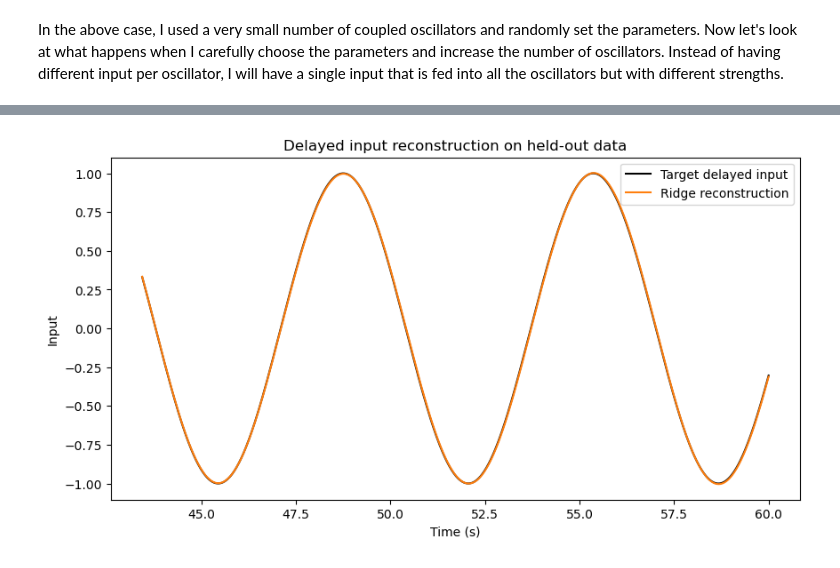
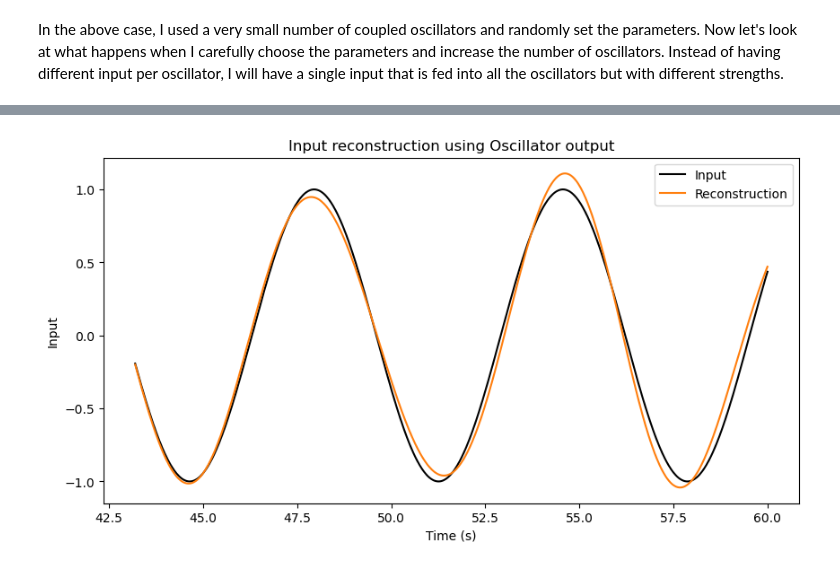
Before and after one commit to apoorvakhairnar/the_curious_notebook, a Jupyter notebook: modules/dynamics_that_compute/01_coupled_oscillator_reservoir/notebook.ipynb, the cells around one changed output, grey strips where cells are left out. Cells and saved outputs as stored; diff of their text form; code cells hidden in the pictures.

```diff
--- a/modules/dynamics_that_compute/01_coupled_oscillator_reservoir/notebook.ipynb
+++ b/modules/dynamics_that_compute/01_coupled_oscillator_reservoir/notebook.ipynb
@@ -217,7 +217,7 @@ plt.show()
 In the above case, I used a very small number of coupled oscillators and randomly set the parameters. Now let's look at what happens when I carefully choose the parameters and increase the number of oscillators. Instead of having different input per oscillator, I will have a single input that is fed into all the oscillators but with different strengths.
 # %%
 def drive_signal(t, omega_d):
-    return np.sin(omega_d * t) #+ 0.25 * np.sin(2.1 * omega_d * t + 0.4)
+    return np.sin(omega_d * t)
 
 def coupled_oscillators(t, y, k_matrix, m, beta_matrix, F0, omega_d, F_matrix, c_matrix):
     N = len(y) // 2
@@ -245,20 +245,17 @@ omega_n = rng.uniform(1.0, 1.3, N)
 k_matrix = np.diag(m * omega_n**2)
 
 omega_d = 0.95
-F0 = 0.35
+F0 = 1.0
 F_matrix = rng.uniform(-1.0, 1.0, N)
 
 seed = 268
 rng = np.random.default_rng(seed)
-c_matrix = rng.uniform(0.0, 0.03, (N, N))
-mask = rng.random((N, N)) < 0.06
-np.fill_diagonal(mask, False)
+c_matrix = rng.uniform(0.0, 2, (N, N))
+mask = rng.random((N, N)) < 0.1
 c_matrix = c_matrix * mask
-c_matrix = 0.5 * (c_matrix + c_matrix.T)
-np.fill_diagonal(c_matrix, 0.0) # Remove self-coupling
 
 raw_radius = max(abs(np.linalg.eigvals(c_matrix)))
-target_spectral_radius = 0.18
+target_spectral_radius = 0.999999
 if raw_radius > 0:
     c_matrix *= target_spectral_radius / raw_radius
 spectral_radius = max(abs(np.linalg.eigvals(c_matrix)))
@@ -305,66 +302,66 @@ This output looks quite different from the previous one
 # %%
+from sklearn.metrics import r2_score, mean_squared_error
+
+def __fit__(X_eval, u_eval, train_size, ridge_alpha):
+    X_train = X_eval[:train_size]
+    X_test = X_eval[train_size:]
+    y_train = u_eval[:train_size]
+    y_train = y_train.T
+    y_test = u_eval[train_size:]
+    y_test = y_test.T
+
+    X_train_aug = np.column_stack([X_train, np.ones(len(X_train))]).T
+    X_test_aug = np.column_stack([X_test, np.ones(len(X_test))]).T
+
+    ridge = np.matmul(X_train_aug, X_train_aug.T) + ridge_alpha * np.identity(X_train_aug.shape[0])
+    ridge_inv = np.linalg.inv(ridge)
+    yX = np.matmul(y_train, X_train_aug.T)
+    print(f"ridge shape: {ridge.shape}, yX shape: {yX.shape}")
+    Wout = np.matmul(yX, ridge_inv.T)
+
+    print(f"Wout shape: {Wout.shape}, X_test_aug shape: {X_test_aug.shape}")
+
+    y_pred = Wout @ X_test_aug
+    baseline_pred = np.full_like(y_test, y_train.mean())
+
+    score = r2_score(y_true=y_test.T, y_pred=y_pred.T)
+    print(f"R^2: {score:.3f}/1.0")
+
+    return y_test, y_pred, score
+
 # Delayed input reconstruction on the tuned reservoir states
 washout = 200
-delay_steps = 40
+delay_steps = 0
 train_fraction = 0.7
 ridge_alpha = 1e-2
 
+print(f"Task: Delayed input reconstruction (delay = {delay_steps * (t_eval[1] - t_eval[0]):.3f} s)")
+
 X_eval = X[washout:]
 u_eval = input_trace[washout:]
+u_eval = u_eval[:, np.newaxis]
+
+print(u_eval.shape, X_eval.shape)
 
 if delay_steps >= len(u_eval):
     raise ValueError("delay_steps is too large for the available time series length.")
 
 X_delayed = X_eval[delay_steps:]
-u_target = u_eval[:-delay_steps]
+u_target = u_eval[:-delay_steps] if delay_steps > 0 else u_eval
+
+print(u_target.shape, X_delayed.shape)
 
 n_samples = len(u_target)
 train_size = int(train_fraction * n_samples)
 
-X_train = X_delayed[:train_size]
-X_test = X_delayed[train_size:]
-y_train = u_target[:train_size]
-y_test = u_target[train_size:]
-
-X_train_aug = np.column_stack([X_train, np.ones(len(X_train))])
-X_test_aug = np.column_stack([X_test, np.ones(len(X_test))])
-
-identity = np.eye(X_train_aug.shape[1])
-identity[-1, -1] = 0.0  # do not regularize bias
-weights = np.linalg.solve(
-    X_train_aug.T @ X_train_aug + ridge_alpha * identity,
-    X_train_aug.T @ y_train,
- )
-
-y_pred = X_test_aug @ weights
-baseline_pred = np.full_like(y_test, y_train.mean())
-
-def r2_score(y_true, y_hat):
-    ss_res = np.sum((y_true - y_hat) ** 2)
-    ss_tot = np.sum((y_true - np.mean(y_true)) ** 2)
-    return 1.0 - ss_res / ss_tot if ss_tot > 0 else np.nan
-
-def nmse(y_true, y_hat):
-    return np.mean((y_true - y_hat) ** 2) / np.var(y_true)
-
-r2 = r2_score(y_test, y_pred)
-baseline_r2 = r2_score(y_test, baseline_pred)
-test_nmse = nmse(y_test, y_pred)
-baseline_nmse = nmse(y_test, baseline_pred)
-
-print(f"Task: delayed input reconstruction ({delay_steps} steps / {delay_steps * (t_eval[1] - t_eval[0]):.3f} s)")
-print(f"State features: reservoir displacements X with shape {X.shape}")
-print(f"Train/test split: {train_size}/{len(y_test)} samples")
-print(f"Ridge alpha: {ridge_alpha}")
-print(f"Test R^2: {r2:.3f}")
-print(f"Test NMSE: {test_nmse:.3f}")
+y_test, y_pred, score = __fit__(X_delayed, u_target, train_size, ridge_alpha)
 
 test_time = sol.t[washout + delay_steps + train_size : washout + delay_steps + n_samples]
 
 fig, ax = plt.subplots(1, 1, figsize=(10, 5))
-ax.plot(test_time, y_test, label="Target delayed input", color="black", linewidth=1.5)
-ax.plot(test_time, y_pred, label="Ridge reconstruction", color="tab:orange")
-ax.set_title("Delayed input reconstruction on held-out data")
+ax.plot(test_time, y_test.T, label="Input", color="black", linewidth=1.5)
+ax.plot(test_time, y_pred.T, label="Reconstruction", color="tab:orange")
+ax.set_title("Input reconstruction using Oscillator output")
 ax.set_ylabel("Input")
 ax.set_xlabel("Time (s)")
 ax.legend()
@@ -379 +376 @@ Test NMSE: 0.000
-[figure, old version]
+[figure, new version]
```
Also changed, not shown: parts of 5 cells of this notebook.
